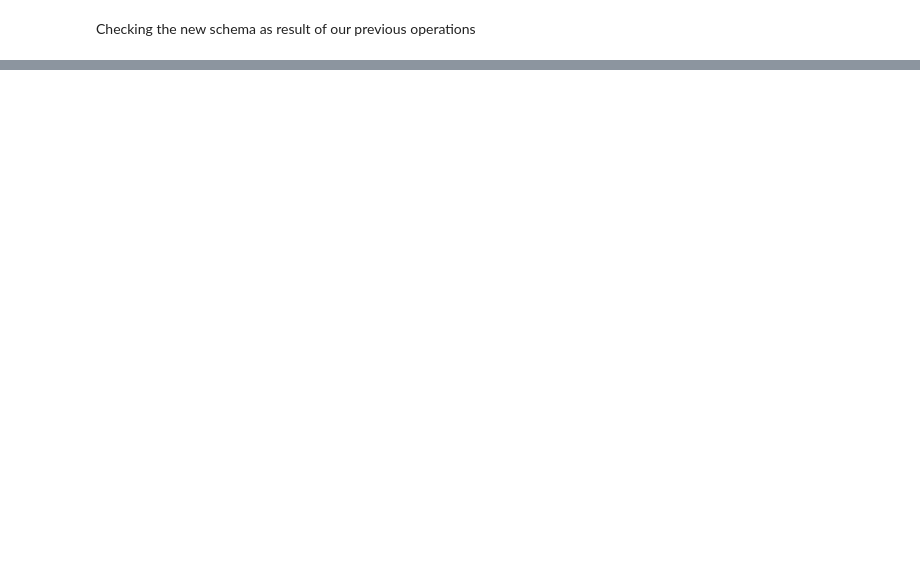
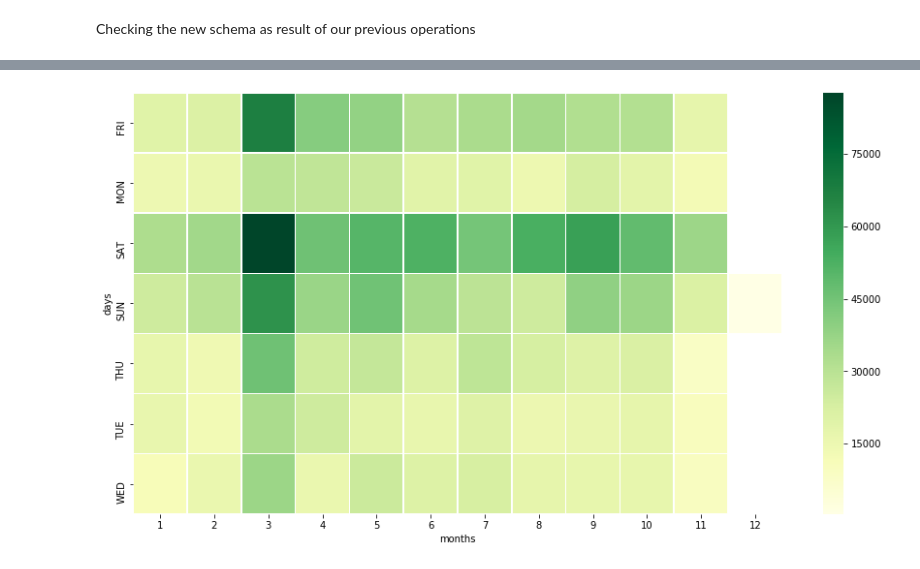
Before and after one commit to A-Hajjej/DS_Austin_Texas_Mobilities, a Jupyter notebook: pyspark micromobility trips analysis.ipynb, the cells around one changed output, grey strips where cells are left out. Drawn from its saved outputs; the diff is of its cells as text; code cells hidden in the pictures; blank space fills up the shorter version.

```diff
--- a/pyspark micromobility trips analysis.ipynb
+++ b/pyspark micromobility trips analysis.ipynb
@@ -255,0 +265,16 @@ PriceDf.crosstab('Trip_Duration(H)','Cost($)').show(3)
+# %%
+tmp = Austin_Trips_Df.select("Day of Week","Month")
+monthlyCount  = tmp.groupBy(["Day of Week","Month"]).count().collect()
+days = [item[0] for item in monthlyCount]
+months = [item[1] for item in monthlyCount]
+count = [item[2] for item in monthlyCount]
+usage_bymonth = {"count": count, "months": months, "days": days}
+usage_bymonth = pd.DataFrame(usage_bymonth)
+#usage_bymonth = pd.DataFrame.from_dict(usage_bymonth, orient='index')
+usage_bymonth = usage_bymonth.sort_values(by = "months", ascending  = True)
+# %%
+plt.figure(figsize = (15,8))
+usage = usage_bymonth.pivot("days", "months", "count")
+ax = sns.heatmap(usage,cmap="YlGn",linewidths=.5)
+# %% [output]
+[figure, added]
```
Also changed, not shown: parts of 63 cells of this notebook.
